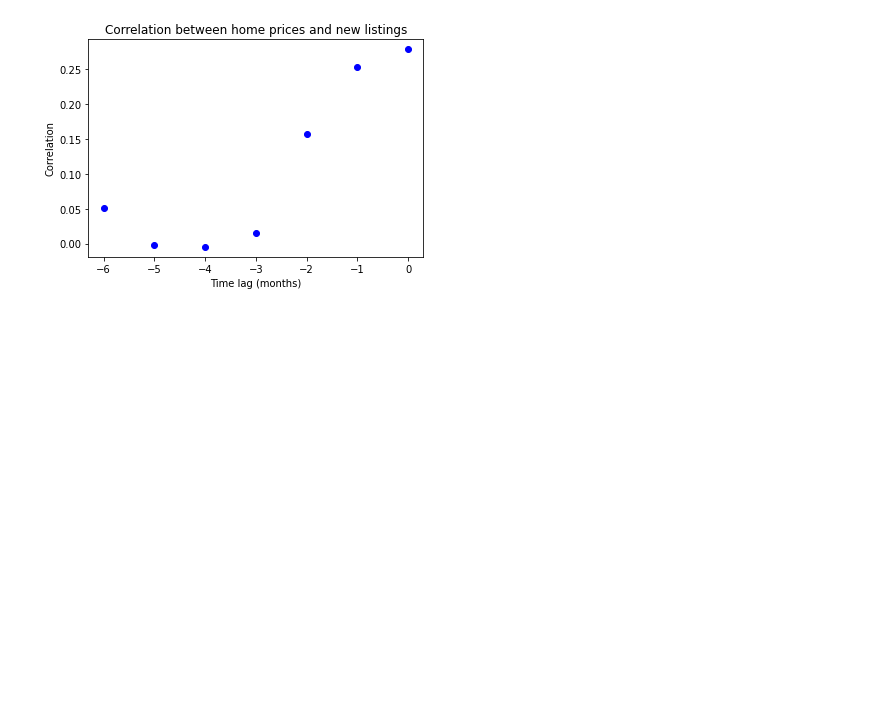
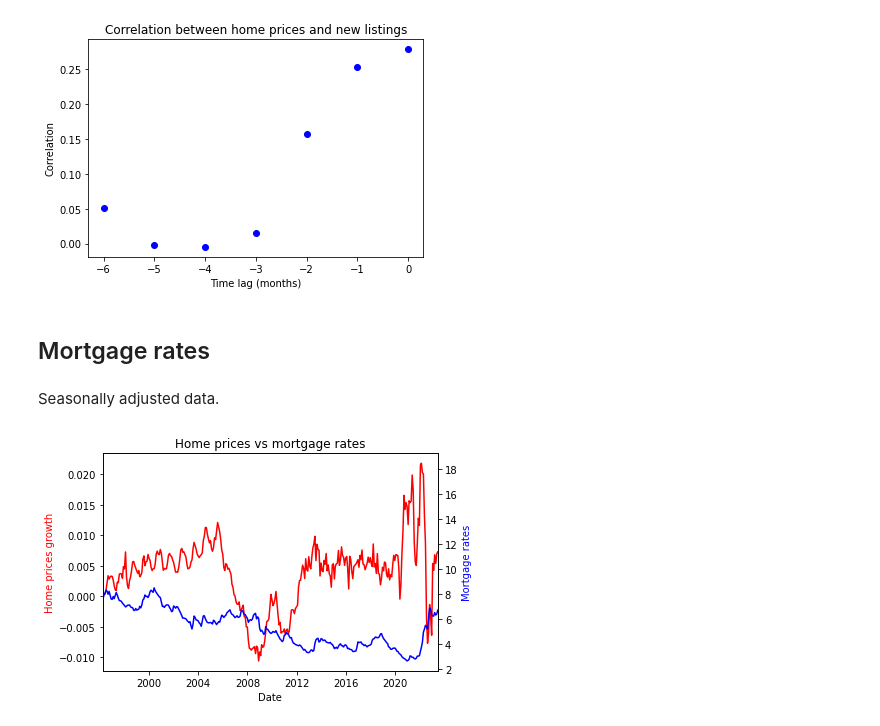
Before and after one commit to ArianeDucellier/forecasting, a Jupyter notebook: EDA.ipynb, the cells around one changed output. Cells and saved outputs as stored; diff of their text form; code cells hidden in the pictures; blank space fills up the shorter version.

```diff
--- a/EDA.ipynb
+++ b/EDA.ipynb
@@ -306,3 +318,31 @@ plt.title('Correlation between home prices and new listings')
 # %% [output]
 Text(0.5, 1.0, 'Correlation between home prices and new listings')
 [figure]
+# %% [markdown]
+## Mortgage rates
+# %%
+mortgage_rates = pd.read_csv('mortgage_rates.csv')
+mortgage_rates = mortgage_rates.rename(columns={'DATE': 'date', 'MORTGAGE30US': 'mortgage_rates'})
+mortgage_rates['date'] = pd.to_datetime(mortgage_rates['date'])
+mortgage_rates['date']=mortgage_rates['date'] + pd.offsets.MonthEnd(0)
+mortgage_rates = mortgage_rates.groupby('date', as_index=False).mean()
+# %% [markdown]
+Seasonally adjusted data.
+# %%
+fig, ax1 = plt.subplots()
+
+ax1.set_xlabel('Date')
+ax1.set_ylabel('Home prices growth', color = 'red')
+ax1.plot(target_growth_sa['date'], target_growth_sa['United States'], 'r-')
+
+plt.title('Home prices vs mortgage rates')
+ax1.set_xlim([max(target_growth_sa['date'].min(), mortgage_rates['date'].min()), \
+          min(target_growth_sa['date'].max(), mortgage_rates['date'].max())])
+
+ax2 = ax1.twinx()
+ax2.set_ylabel('Mortgage rates', color = 'blue')
+ax2.plot(mortgage_rates['date'], mortgage_rates['mortgage_rates'], 'b-')
+
+plt.show()
+# %% [output]
+[figure, added]
```
Also changed, not shown: parts of 68 cells of this notebook, 2 other files.
